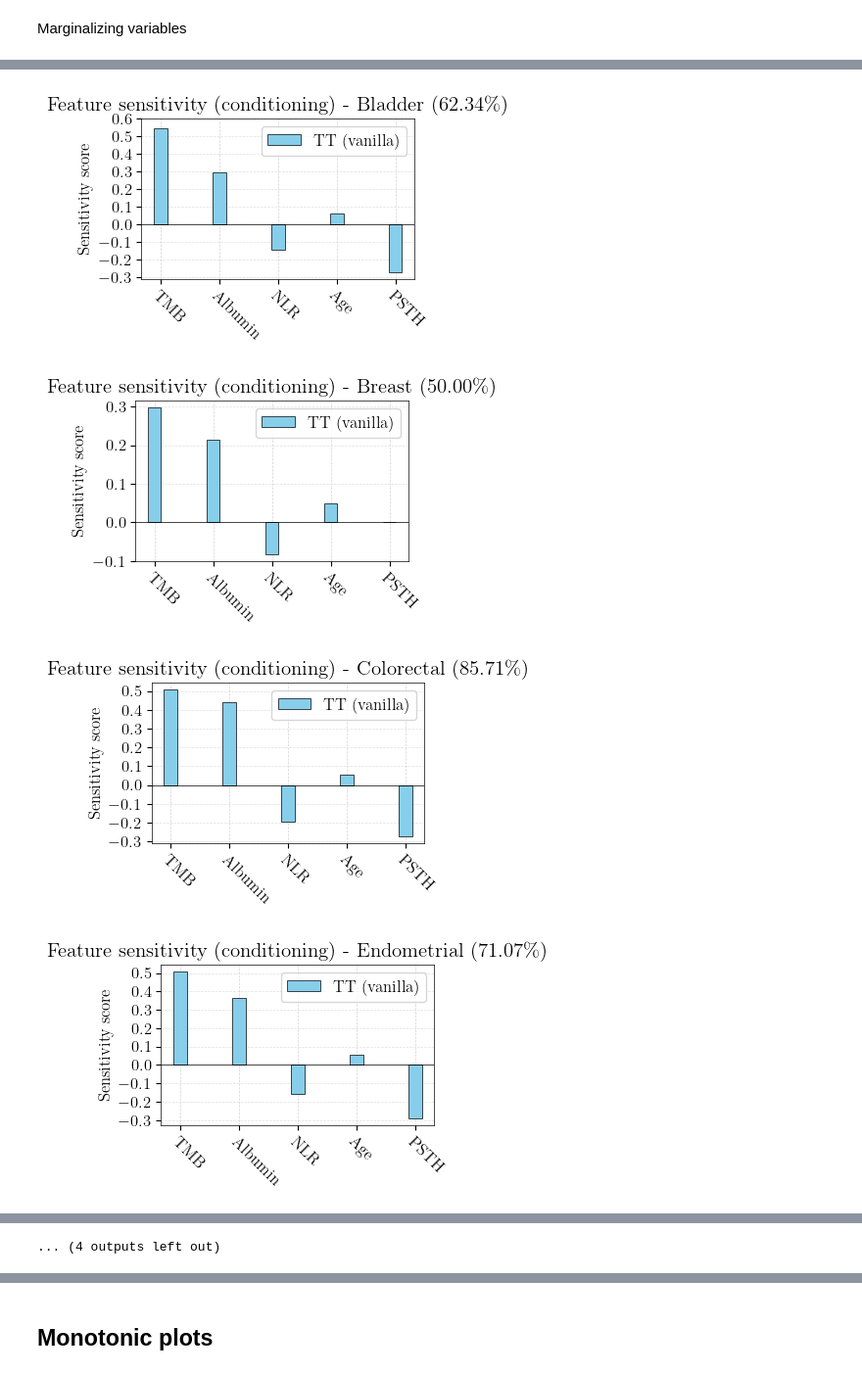
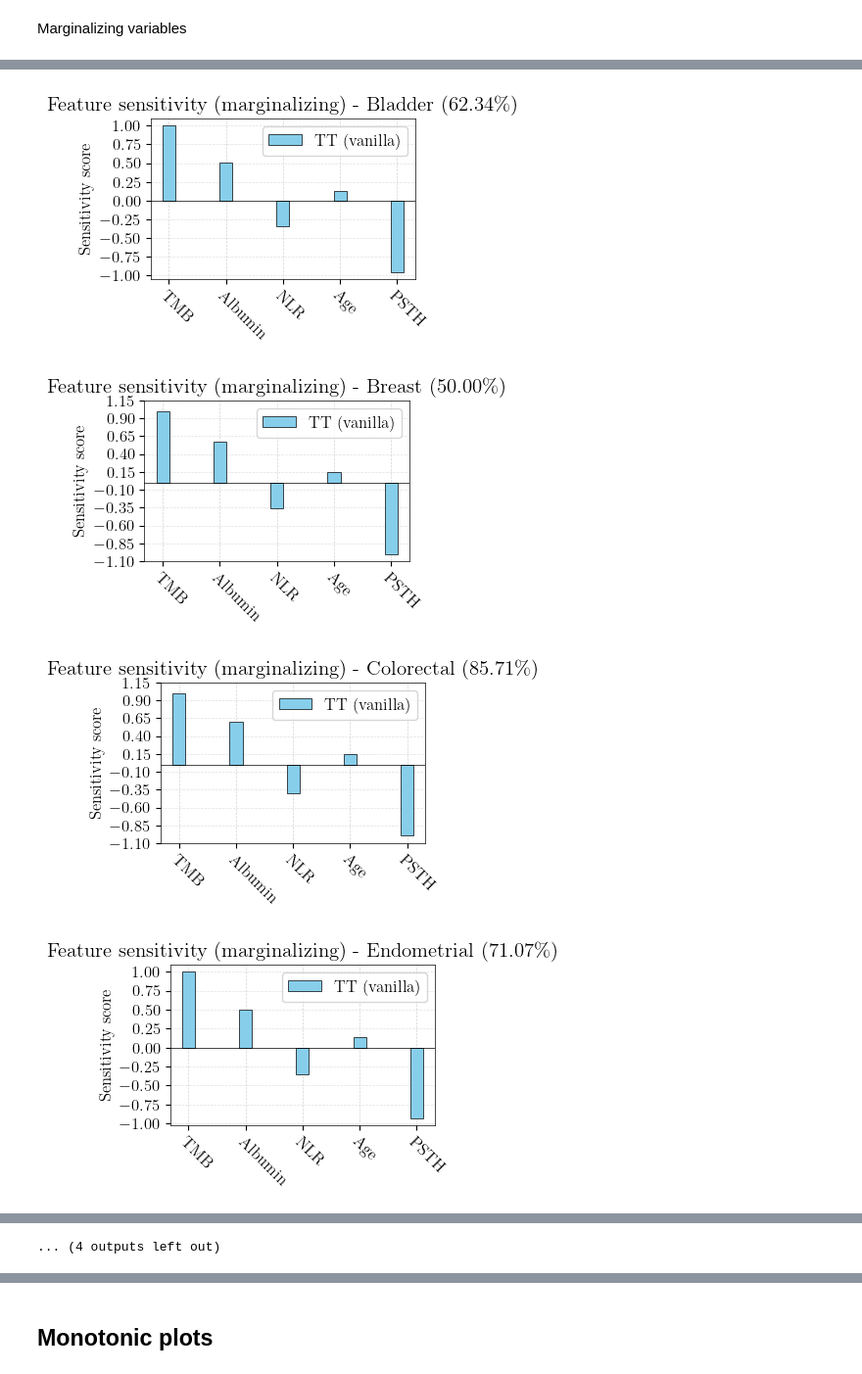
Before and after one commit to joserapa98/tns4loris, a Jupyter notebook: interpretability/interpretability.ipynb, the cells around one changed output, grey strips where cells are left out. Shown at 98% size. Drawn from its saved outputs; the diff is of its cells as text; code cells hidden in the pictures.

```diff
--- a/interpretability/interpretability.ipynb
+++ b/interpretability/interpretability.ipynb
@@ -890,0 +997,21 @@ plt.show()
+# %%
+# Collect sensitivity scores
+lr_van_cond = []
+lr_van_coeffs = []
+tt_scores = []
+for feat in featuresNA:
+    lr_van_cond.append(feature_sensitivity_cond(feat, lr_van_model, xt_train,
+                                                featuresNA, scalers_train))
+    lr_van_coeffs.append(feature_sensitivity_coeffs(feat, lr_van_model, xt_train,
+                                                    featuresNA, scalers_train))
+    tt_scores.append(feature_sensitivity_cond(feat, tt_model, xt_train,
+                                              featuresNA, scalers_train))
+
+lr_van_cond = torch.stack(lr_van_cond, dim=0)
+lr_van_cond = lr_van_cond / lr_van_cond.abs().max()
+
+lr_van_coeffs = torch.stack(lr_van_coeffs, dim=0)
+lr_van_coeffs = lr_van_coeffs / lr_van_coeffs.abs().max()
+
+tt_scores = torch.stack(tt_scores, dim=0)
+tt_scores = tt_scores / tt_scores.abs().max()
@@ -918,7 +1091,7 @@ for cancer_idx in range(16):
 
     @torch.no_grad()
     def aux_tt_model(data):
-        result = aux_mps(embedding(data))#.pow(2)
+        result = aux_mps(embedding(data)).pow(2)
         result = result / result.sum(dim=1, keepdim=True)
         return result
 
@@ -927,6 +1100,10 @@ for cancer_idx in range(16):
         cancer_scores.append(feature_sensitivity_cond(feat, aux_tt_model,
                                                       aux_xt_train, aux_featuresNA,
                                                       scalers_train))
+
+    cancer_scores = torch.stack(cancer_scores, dim=0)
+    cancer_scores = cancer_scores / cancer_scores.abs().max()
+
     # print(cancer_scores)
     scores_by_cancer.append(cancer_scores)
     # print()
@@ -1013,7 +1189,7 @@ for cancer_idx in range(16):
 
     # Y-ticks every 0.1
     ymin, ymax = ax.get_ylim()
-    yticks = np.arange(round(ymin,1), round(ymax+0.1,1), 0.1)
+    yticks = np.arange(round(ymin,1), round(ymax+0.1,1), 0.25)
     ax.set_yticks(yticks)
 
     # Horizontal grey lines at each y-tick
@@ -1067,7 +1243,7 @@ for cancer_idx in range(16):
 
     @torch.no_grad()
     def aux_tt_model(data):
-        result = aux_mps(embedding(data))#.pow(2)
+        result = aux_mps(embedding(data)).pow(2)
         result = result / result.sum(dim=1, keepdim=True)
         return result
 
@@ -1083,6 +1259,10 @@ for cancer_idx in range(16):
                                                       x_train=aux_xt_train,
                                                       discr_steps=int(1e5),
                                                       scalers_dict=scalers_train))
+
+    cancer_scores = torch.tensor(cancer_scores)
+    cancer_scores = cancer_scores / cancer_scores.abs().max()
+
     # print(cancer_scores)
     scores_by_cancer.append(cancer_scores)
     # print()
@@ -1151,38 +1330,38 @@ for cancer_idx in range(16):
     # Axes settings
     # ax.set_xlabel('Feature')
     ax.set_ylabel('Sensitivity score')
-    ax.set_title(f'Feature sensitivity (conditioning) - '
+    ax.set_title(f'Feature sensitivity (marginalizing) - '
                  f'{list(plot_labels.values())[cancer_idx + 5]} '
                  f'({train_baccs[cancer_idx] * 100:.2f}\%)')
     ax.set_xticks(x)
     ax.set_xticklabels([plot_labels[feat] for feat in aux_featuresNA],
                     rotation=-45, ha='left', rotation_mode='anchor')
     ax.legend(loc='upper right')
 
     # Horizontal line at y=0
     ax.axhline(0, color='black', linewidth=0.5)
 
     # Vertical lines at each x-tick
     for xpos in x:
         ax.axvline(x=xpos, color='lightgrey',
                 linestyle='--', linewidth=0.5, alpha=1, zorder=-1)
 
     # Y-ticks every 0.1
     ymin, ymax = ax.get_ylim()
-    yticks = np.arange(round(ymin,1), round(ymax+0.1,1), 0.1)
+    yticks = np.arange(round(ymin,1), round(ymax+0.1,1), 0.25)
     ax.set_yticks(yticks)
 
     # Horizontal grey lines at each y-tick
     for y in yticks:
         ax.axhline(y=y, color='lightgrey',
                 linestyle='--', linewidth=0.5, alpha=0.7, zorder=-1)
 
     plt.tight_layout()
     # plt.savefig(os.path.join(figures_dir, 'feat_sensitivity_coeffs.pdf'),
                 # bbox_inches='tight')
     plt.show()
 # %% [output]
-[figure, old version]
+[figure, new version]
-[figure, old version]
+[figure, new version]
-[figure, old version]
+[figure, new version]
-[figure, old version]
+[figure, new version]
```
Also changed, not shown: parts of 46 cells of this notebook, 8 other files.
